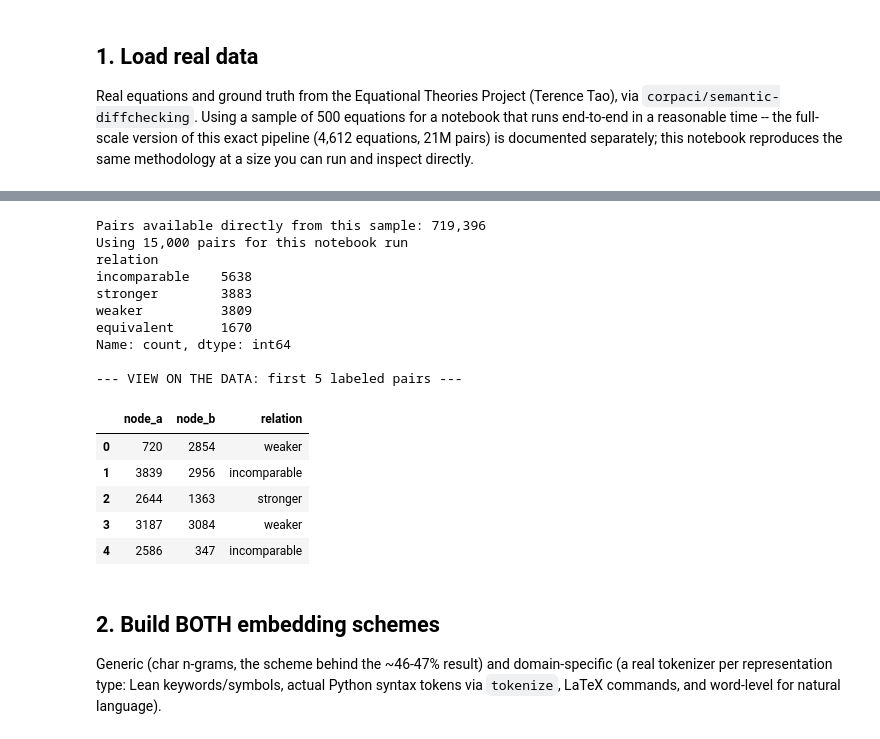
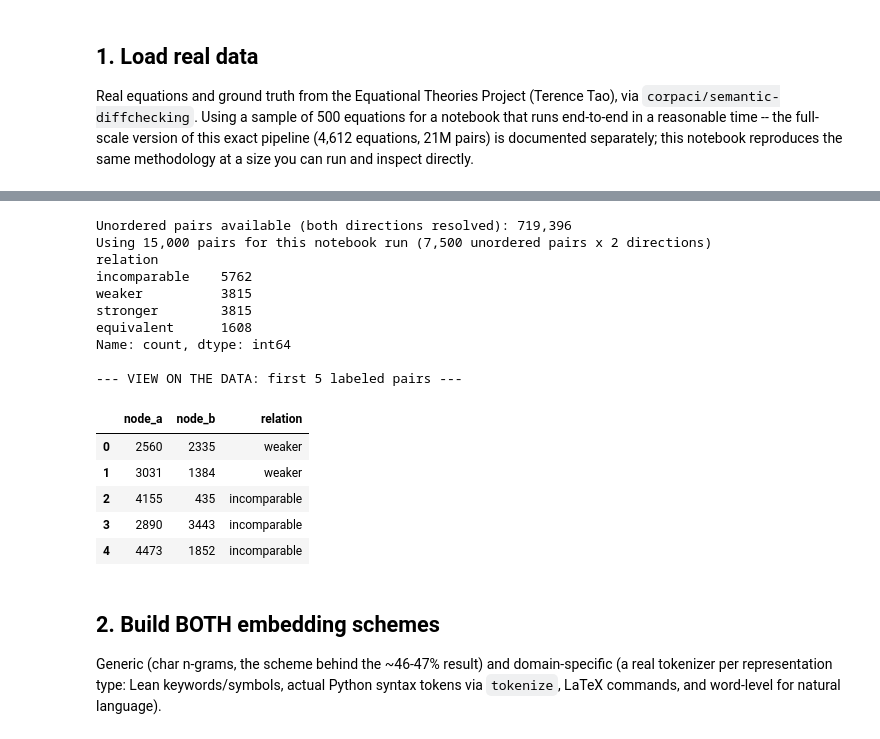
Before and after one commit to corpaci/semantic-diffchecking, a Jupyter notebook: etp-semantic-equivalence-repo-natural-latents (2)/notebooks/notebook_executed.ipynb, the cells around one changed output, grey strips where cells are left out. Saved outputs shown, nothing was run; the diff lists cells and outputs as text; code cells hidden in the pictures.

```diff
--- a/etp-semantic-equivalence-repo-natural-latents/notebooks/notebook_executed.ipynb
+++ b/etp-semantic-equivalence-repo-natural-latents (2)/notebooks/notebook_executed.ipynb
@@ -87,46 +87,64 @@ py_cayley_table     : def law(table):
 natural_language    : A single variable equals a sequence of three applications of a binary operation. The first applicati
 # %%
 
-# FIX: generate pairs DIRECTLY from the sampled equations via the exact relationship
+# Generate pairs DIRECTLY from the sampled equations via the exact relationship
 # matrix, instead of hoping a generic pre-sampled file happens to intersect with our
-# sample. This was the main fix -- confirmed to give ~100x-200x more usable pairs at
-# essentially zero extra compute cost.
+# sample -- gives far more usable pairs at essentially zero extra compute cost.
+#
+# IMPORTANT (found and fixed during testing): both directions of every sampled
+# unordered pair are guaranteed to be included TOGETHER, not sampled independently.
+# An earlier version of this cell included both directions in the available POOL
+# but then sampled rows independently from that pool -- at typical sampling rates,
+# under 5% of pairs actually had both directions land in the final sample, so the
+# "symmetric measures give 0% weaker recall" claim (Section 6B) could not actually
+# be demonstrated: most rows had no matching identical-feature/opposite-label
+# counterpart to force that behavior. Sampling by UNORDERED pair first, then
+# including both directions for every sampled pair, fixes this at the source.
 from decode_matrix import load_matrix, relation_for
 
 matrix, meta = load_matrix()
-rows = []
+unordered_rows = []
 for i, a in enumerate(sample_nodes_list):
     for b in sample_nodes_list[i+1:]:
-        rel = relation_for(matrix, a, b)
-        if rel != 'unresolved':
-            rows.append({'node_a': a, 'node_b': b, 'relation': rel})
+        rel_ab = relation_for(matrix, a, b)
+        rel_ba = relation_for(matrix, b, a)
+        if rel_ab != 'unresolved' and rel_ba != 'unresolved':
+            unordered_rows.append((a, b, rel_ab, rel_ba))
 
-all_available = pd.DataFrame(rows)
-print(f"Pairs available directly from this sample: {len(all_available):,}")
+print(f"Unordered pairs available (both directions resolved): {len(unordered_rows):,}")
 
 PAIR_SAMPLE_SIZE = 15000
-pairs = all_available.sample(n=min(PAIR_SAMPLE_SIZE, len(all_available)), random_state=42).reset_index(drop=True)
-print(f"Using {len(pairs):,} pairs for this notebook run")
+N_UNORDERED = PAIR_SAMPLE_SIZE // 2
+rng = random.Random(42)
+sampled_unordered = rng.sample(unordered_rows, min(N_UNORDERED, len(unordered_rows)))
+
+rows = []
+for a, b, rel_ab, rel_ba in sampled_unordered:
+    rows.append({'node_a': a, 'node_b': b, 'relation': rel_ab})
+    rows.append({'node_a': b, 'node_b': a, 'relation': rel_ba})   # guaranteed mirror, same underlying pair
+
+pairs = pd.DataFrame(rows).sample(frac=1, random_state=42).reset_index(drop=True)  # shuffle row order only
+print(f"Using {len(pairs):,} pairs for this notebook run ({len(sampled_unordered):,} unordered pairs x 2 directions)")
 print(pairs['relation'].value_counts())
 print("\n--- VIEW ON THE DATA: first 5 labeled pairs ---")
 pairs.head()
 # %% [output]
-Pairs available directly from this sample: 719,396
-Using 15,000 pairs for this notebook run
+Unordered pairs available (both directions resolved): 719,396
+Using 15,000 pairs for this notebook run (7,500 unordered pairs x 2 directions)
 relation
-incomparable    5638
-stronger        3883
-weaker          3809
-equivalent      1670
+incomparable    5762
+weaker          3815
+stronger        3815
+equivalent      1608
 Name: count, dtype: int64
 
 --- VIEW ON THE DATA: first 5 labeled pairs ---
 |  | node_a | node_b | relation |
-| 0 | 720 | 2854 | weaker |
-| 1 | 3839 | 2956 | incomparable |
-| 2 | 2644 | 1363 | stronger |
-| 3 | 3187 | 3084 | weaker |
-| 4 | 2586 | 347 | incomparable |
+| 0 | 2560 | 2335 | weaker |
+| 1 | 3031 | 1384 | weaker |
+| 2 | 4155 | 435 | incomparable |
+| 3 | 2890 | 3443 | incomparable |
+| 4 | 4473 | 1852 | incomparable |
 # %% [markdown]
 ## 2. Build BOTH embedding schemes
 
```
Also changed, not shown: parts of 13 cells of this notebook, 54 other files.
